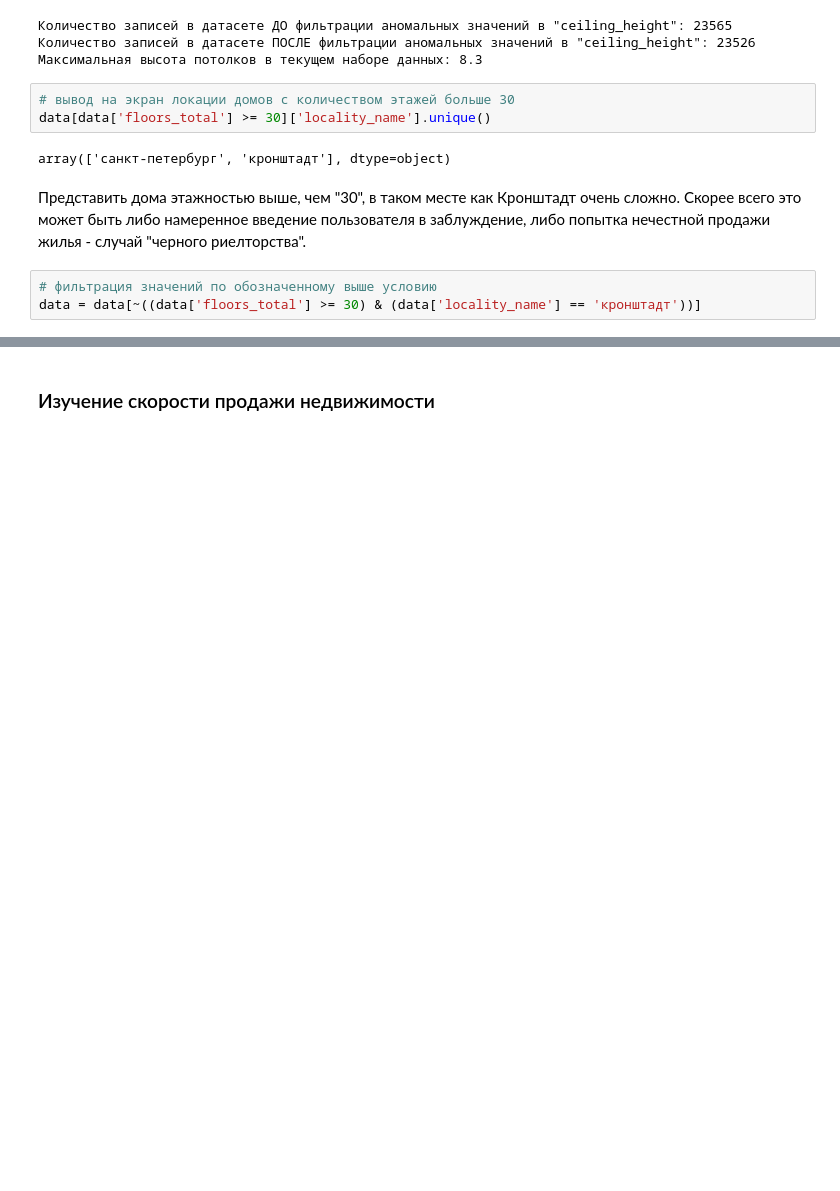
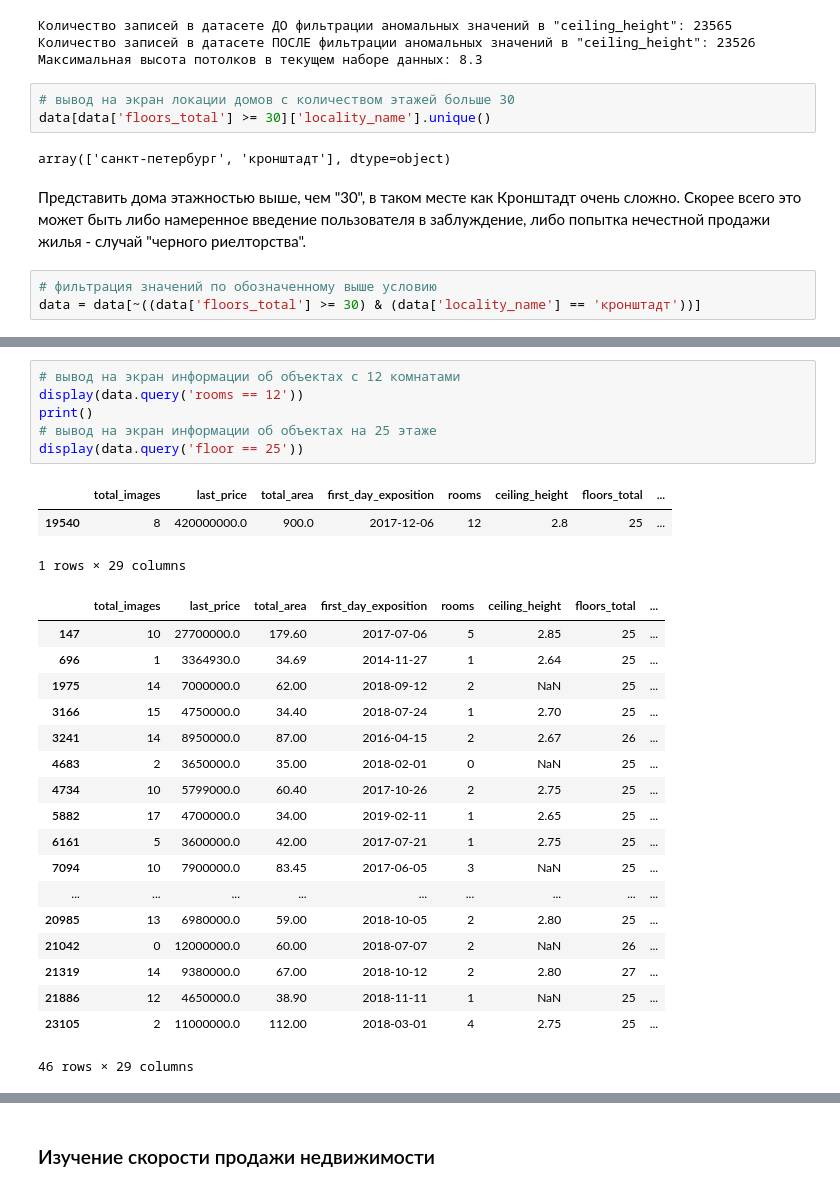
Before and after one commit to MrKostas/YandexPractikum_projects, a Jupyter notebook: notebooks/ThirdPetProject_EDA.ipynb, the cells around one changed output, grey strips where cells are left out. Saved outputs shown, nothing was run; the diff lists cells and outputs as text; blank space fills up the shorter version.

```diff
--- a/notebooks/ThirdPetProject_EDA.ipynb
+++ b/notebooks/ThirdPetProject_EDA.ipynb
@@ -607,0 +704,28 @@ data = data[~((data['floors_total'] >= 30) & (data['locality_name'] == 'крон
+# %%
+# вывод на экран информации об объектах с 12 комнатами
+display(data.query('rooms == 12'))
+print()
+# вывод на экран информации об объектах на 25 этаже
+display(data.query('floor == 25'))
+# %% [output]
+|  | total_images | last_price | total_area | first_day_exposition | rooms | ceiling_height | floors_total | ... |
+| 19540 | 8 | 420000000.0 | 900.0 | 2017-12-06 | 12 | 2.8 | 25 | ... |
+1 rows × 29 columns
+|  | total_images | last_price | total_area | first_day_exposition | rooms | ceiling_height | floors_total | ... |
+| 147 | 10 | 27700000.0 | 179.60 | 2017-07-06 | 5 | 2.85 | 25 | ... |
+| 696 | 1 | 3364930.0 | 34.69 | 2014-11-27 | 1 | 2.64 | 25 | ... |
+| 1975 | 14 | 7000000.0 | 62.00 | 2018-09-12 | 2 | NaN | 25 | ... |
+| 3166 | 15 | 4750000.0 | 34.40 | 2018-07-24 | 1 | 2.70 | 25 | ... |
+| 3241 | 14 | 8950000.0 | 87.00 | 2016-04-15 | 2 | 2.67 | 26 | ... |
+| 4683 | 2 | 3650000.0 | 35.00 | 2018-02-01 | 0 | NaN | 25 | ... |
+| 4734 | 10 | 5799000.0 | 60.40 | 2017-10-26 | 2 | 2.75 | 25 | ... |
+| 5882 | 17 | 4700000.0 | 34.00 | 2019-02-11 | 1 | 2.65 | 25 | ... |
+| 6161 | 5 | 3600000.0 | 42.00 | 2017-07-21 | 1 | 2.75 | 25 | ... |
+| 7094 | 10 | 7900000.0 | 83.45 | 2017-06-05 | 3 | NaN | 25 | ... |
+| ... | ... | ... | ... | ... | ... | ... | ... | ... |
+| 20985 | 13 | 6980000.0 | 59.00 | 2018-10-05 | 2 | 2.80 | 25 | ... |
+| 21042 | 0 | 12000000.0 | 60.00 | 2018-07-07 | 2 | NaN | 26 | ... |
+| 21319 | 14 | 9380000.0 | 67.00 | 2018-10-12 | 2 | 2.80 | 27 | ... |
+| 21886 | 12 | 4650000.0 | 38.90 | 2018-11-11 | 1 | NaN | 25 | ... |
+| 23105 | 2 | 11000000.0 | 112.00 | 2018-03-01 | 4 | 2.75 | 25 | ... |
+46 rows × 29 columns
```
Also changed, not shown: parts of 20 cells of this notebook.
